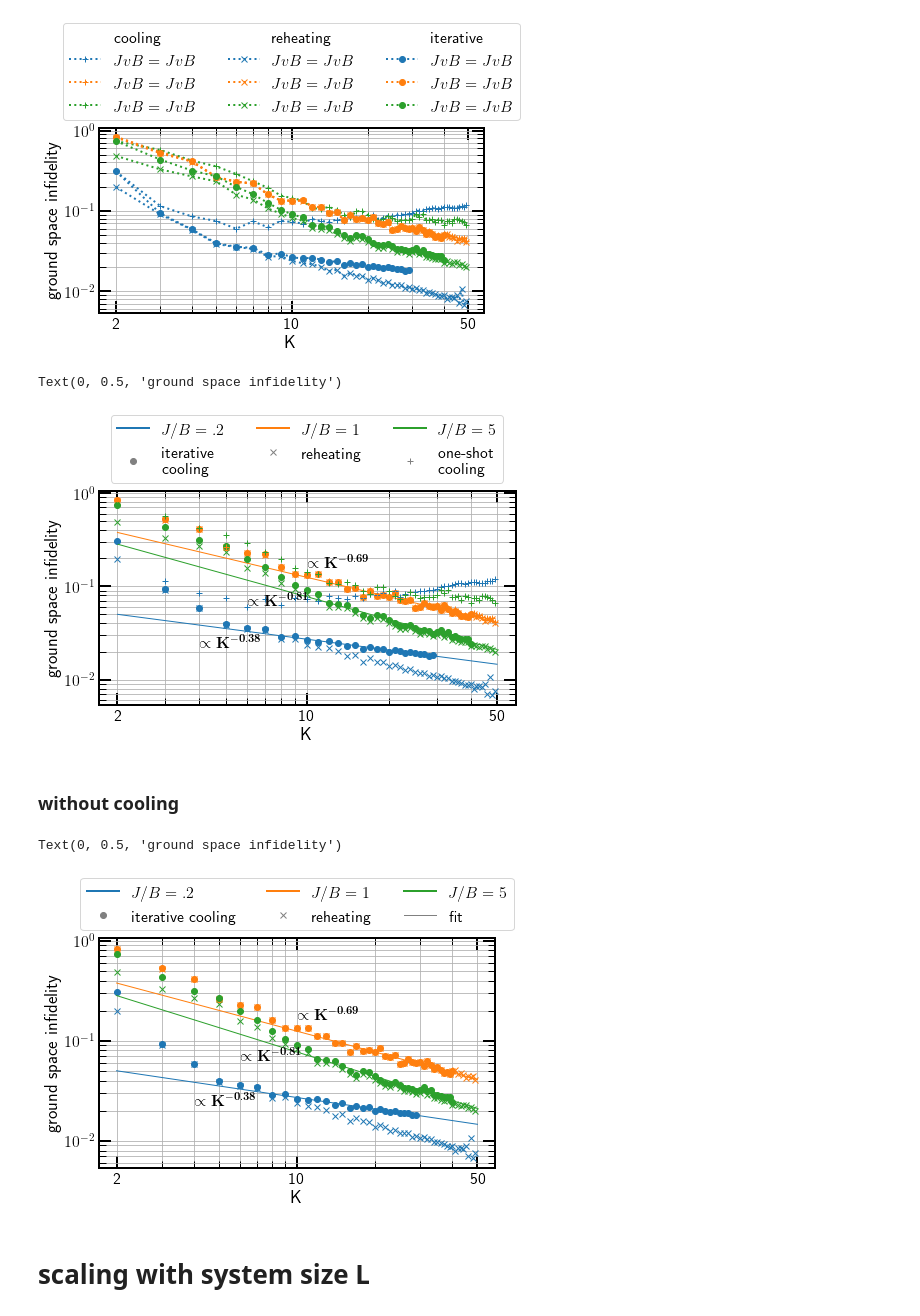
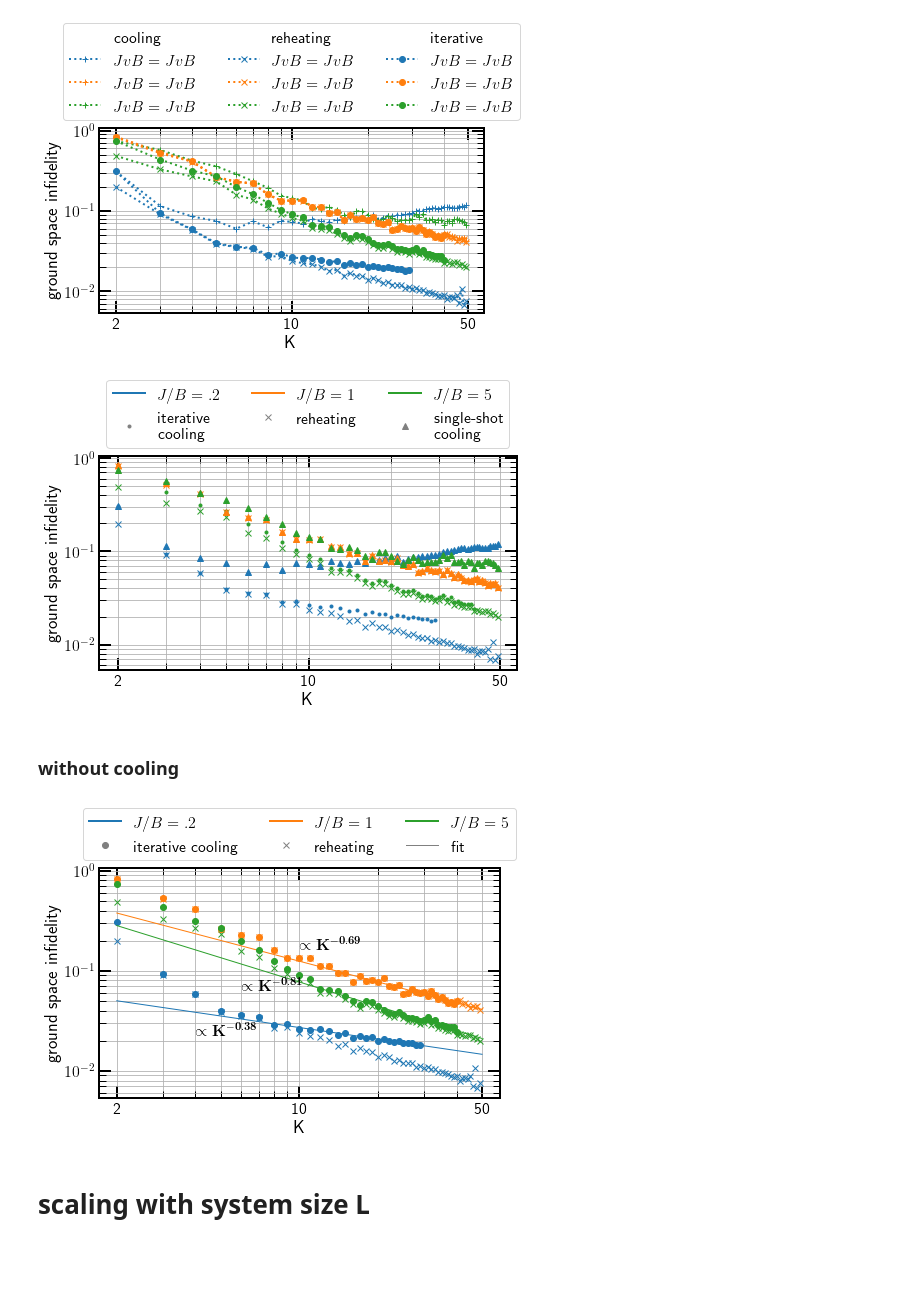
Before and after one commit to aQaLeiden/QuantumDigitalCooling, a Jupyter notebook: data-analysis/TFIM-chain-logsweep-DM.ipynb, the cells around one changed output. Saved outputs shown, nothing was run; the diff lists cells and outputs as text; code cells hidden in the pictures; blank space fills up the shorter version.

```diff
--- a/data-analysis/TFIM-chain-logsweep-DM.ipynb
+++ b/data-analysis/TFIM-chain-logsweep-DM.ipynb
@@ -463,45 +463,45 @@ for JvB, c, annotate_xy in zip(JvBlist, clrs, annotate_xy_list):
                      if d['L'] == L and np.isclose(d['J']/d['B'], JvB))
     K_l, fidelty_l, norms_l = zip(*sorted(data_iterator))
     fidelty_l /= np.array(norms_l)
     infidelity_l = 1 - np.array(fidelty_l)
-    plt.plot(K_l, infidelity_l, 'o', label=f'iterative $J/B={JvB}$', color=c)
+    plt.plot(K_l, infidelity_l, '.', label=f'iterative $J/B={JvB}$', color=c)
 
-    popt, pcov = curve_fit(fitfunc, K_l[10:], infidelity_l[10:])
-    plt.plot([2, 50], fitfunc(np.array([2,50]), *popt), '-', c=c, lw=1)
-    plt.annotate(r'$\mathbf{\propto K^{-'+f'{popt[1]:.2f}'+r'}}$',
-                 annotate_xy, fontsize=16, zorder=10,
-                 va='center', ha='left')
+#     popt, pcov = curve_fit(fitfunc, K_l[10:], infidelity_l[10:])
+#     plt.plot([2, 50], fitfunc(np.array([2,50]), *popt), '-', c=c, lw=1)
+#     plt.annotate(r'$\mathbf{\propto K^{-'+f'{popt[1]:.2f}'+r'}}$',
+#                  annotate_xy, fontsize=16, zorder=10,
+#                  va='center', ha='left')
 
 # one-shot cooling
 for JvB, c in zip(JvBlist, clrs):
     data_iterator = ((d['K'], gsm_fidelity(d), np.sum(d['eigoccs']))
                      for d in cooling_data
                      if d['L'] == L and np.isclose(d['J']/d['B'], JvB))
     K_l, fidelty_l, norms_l = zip(*sorted(data_iterator))
     fidelty_l /= np.array(norms_l)
     infidelity_l = 1 - np.array(fidelty_l)
-    plt.plot(K_l, infidelity_l, '+', label=f'cooling $J/B={JvB}$', c=c)
+    plt.plot(K_l, infidelity_l, '^', label=f'cooling $J/B={JvB}$', c=c)
 
 
 
 hndlbl = [[plt.Line2D([],[],marker='',color=clrs[0]), '$J/B=.2$'],
-          [plt.Line2D([],[],marker='o',ls='',color='grey'), 'iterative\ncooling'],
+          [plt.Line2D([],[],marker='.',ls='',color='grey'), 'iterative\ncooling'],
           [plt.Line2D([],[],marker='',color=clrs[1]), '$J/B=1$'],
           [plt.Line2D([],[],marker='x',ls='',color='grey'), 'reheating'],
           [plt.Line2D([],[],marker='',color=clrs[2]), '$J/B=5$'],
-          [plt.Line2D([],[],marker='+',ls='',color='grey', lw=1), 'one-shot\ncooling'],
+          [plt.Line2D([],[],marker='^',ls='',color='grey', lw=1),
+           'single-shot\ncooling'],
           ]
 plt.legend(*zip(*hndlbl), ncol=3, bbox_to_anchor = (0.5, 1), loc='lower center')
 plt.yscale('log')
 plt.xscale('log')
 plt.xlabel('K')
 plt.xticks([2, 10, 50], [2, 10, 50])
 plt.ylabel('ground space infidelity')
 
-#plt.savefig('../figures/Kinfidelity.pdf', bbox_inches='tight')
+#plt.savefig('../figures/Ksingleshot.pdf', bbox_inches='tight')
 # %% [output]
-Text(0, 0.5, 'ground space infidelity')
-[figure, old version]
+[figure, new version]
 # %% [markdown]
 ### without cooling
 # %%
@@ -564,8 +564,7 @@ plt.ylabel('ground space infidelity')
 
 #plt.savefig('../figures/Kinfidelity.pdf', bbox_inches='tight')
 # %% [output]
-Text(0, 0.5, 'ground space infidelity')
-[figure, old version]
+[figure, new version]
 # %% [markdown]
 # scaling with system size L
 # %% [markdown]
```
Also changed, not shown: 18 other files.
